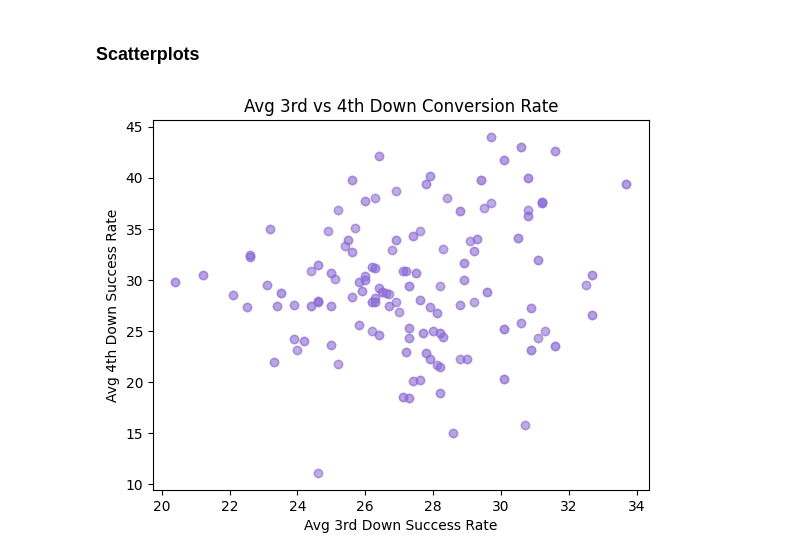
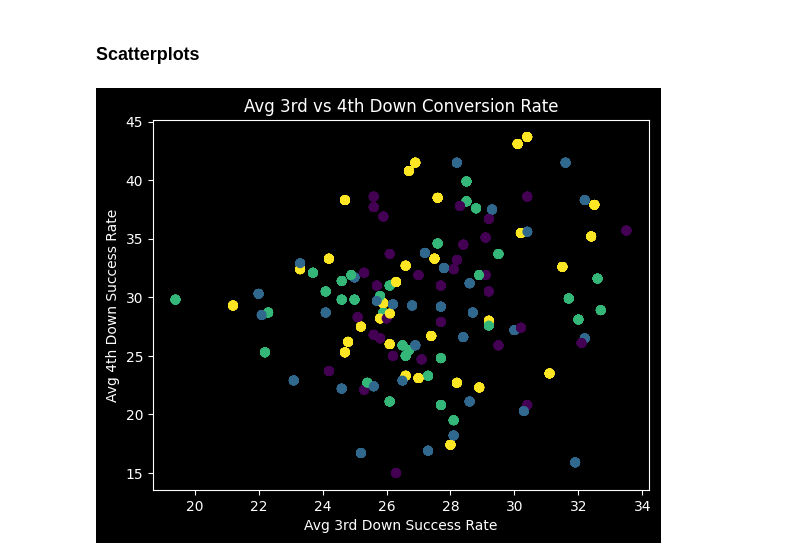
Before and after one commit to CamSmithers/NFL, a Jupyter notebook: Basic Analysis.ipynb, the cells around one changed output. Drawn from its saved outputs; the diff is of its cells as text; code cells hidden in the pictures.

```diff
--- a/Basic Analysis.ipynb
+++ b/Basic Analysis.ipynb
@@ -84,17 +84,19 @@ plt.show()
 ### Scatterplots
 # %%
 # Average 3rd vs 4th Down Conversion Rate
+plt.style.use('dark_background')
+
 plt.scatter(
     x=stats_team.successrate3rddown_avg,
     y=stats_team.successrate4thdown_avg,
-    alpha=.05,
-    color='mediumpurple')
+    #alpha=.05,
+    c=stats_team.season)
 plt.xlabel('Avg 3rd Down Success Rate')
 plt.ylabel('Avg 4th Down Success Rate')
 plt.title('Avg 3rd vs 4th Down Conversion Rate')
 plt.show()
 # %% [output]
-[figure, old version]
+[figure, new version]
 # %%
 # Average Possession Time vs Avg Rush Attempts
 plt.scatter(
```
Also changed, not shown: parts of 4 cells of this notebook, 2 other files.
